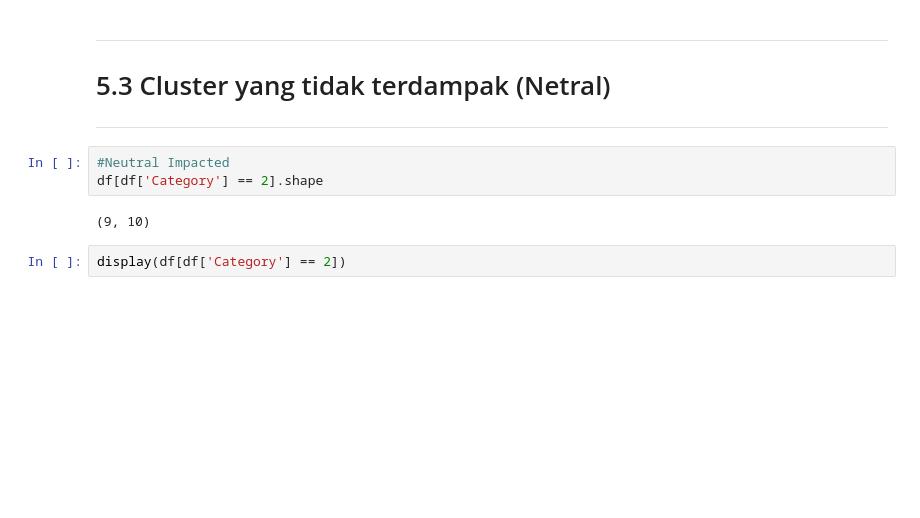
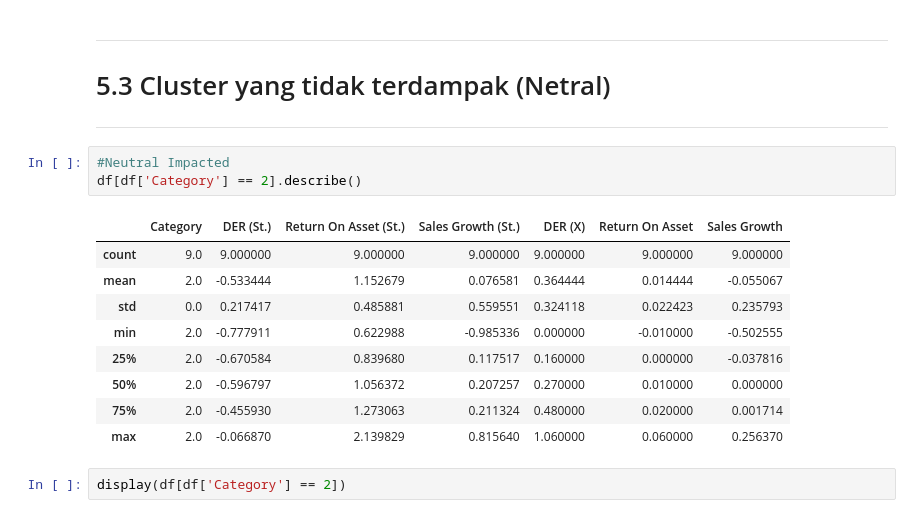
Before and after one commit to mmsssaaaa/Clustering, a Jupyter notebook: clustering-industri-pariwisata.ipynb, the cells around one changed output. Saved outputs shown, nothing was run; the diff lists cells and outputs as text; blank space fills up the shorter version.

```diff
--- a/clustering-industri-pariwisata.ipynb
+++ b/clustering-industri-pariwisata.ipynb
@@ -480,9 +513,17 @@ display(df[df['Category'] == 3])
 ***
 # %%
 #Neutral Impacted
-df[df['Category'] == 2].shape
+df[df['Category'] == 2].describe()
 # %% [output]
-(9, 10)
+|  | Category | DER (St.) | Return On Asset (St.) | Sales Growth (St.) | DER (X) | Return On Asset | Sales Growth |
+| count | 9.0 | 9.000000 | 9.000000 | 9.000000 | 9.000000 | 9.000000 | 9.000000 |
+| mean | 2.0 | -0.533444 | 1.152679 | 0.076581 | 0.364444 | 0.014444 | -0.055067 |
+| std | 0.0 | 0.217417 | 0.485881 | 0.559551 | 0.324118 | 0.022423 | 0.235793 |
+| min | 2.0 | -0.777911 | 0.622988 | -0.985336 | 0.000000 | -0.010000 | -0.502555 |
+| 25% | 2.0 | -0.670584 | 0.839680 | 0.117517 | 0.160000 | 0.000000 | -0.037816 |
+| 50% | 2.0 | -0.596797 | 1.056372 | 0.207257 | 0.270000 | 0.010000 | 0.000000 |
+| 75% | 2.0 | -0.455930 | 1.273063 | 0.211324 | 0.480000 | 0.020000 | 0.001714 |
+| max | 2.0 | -0.066870 | 2.139829 | 0.815640 | 1.060000 | 0.060000 | 0.256370 |
 # %%
 display(df[df['Category'] == 2])
 # %% [output]
```
Also changed, not shown: parts of 6 cells of this notebook.
